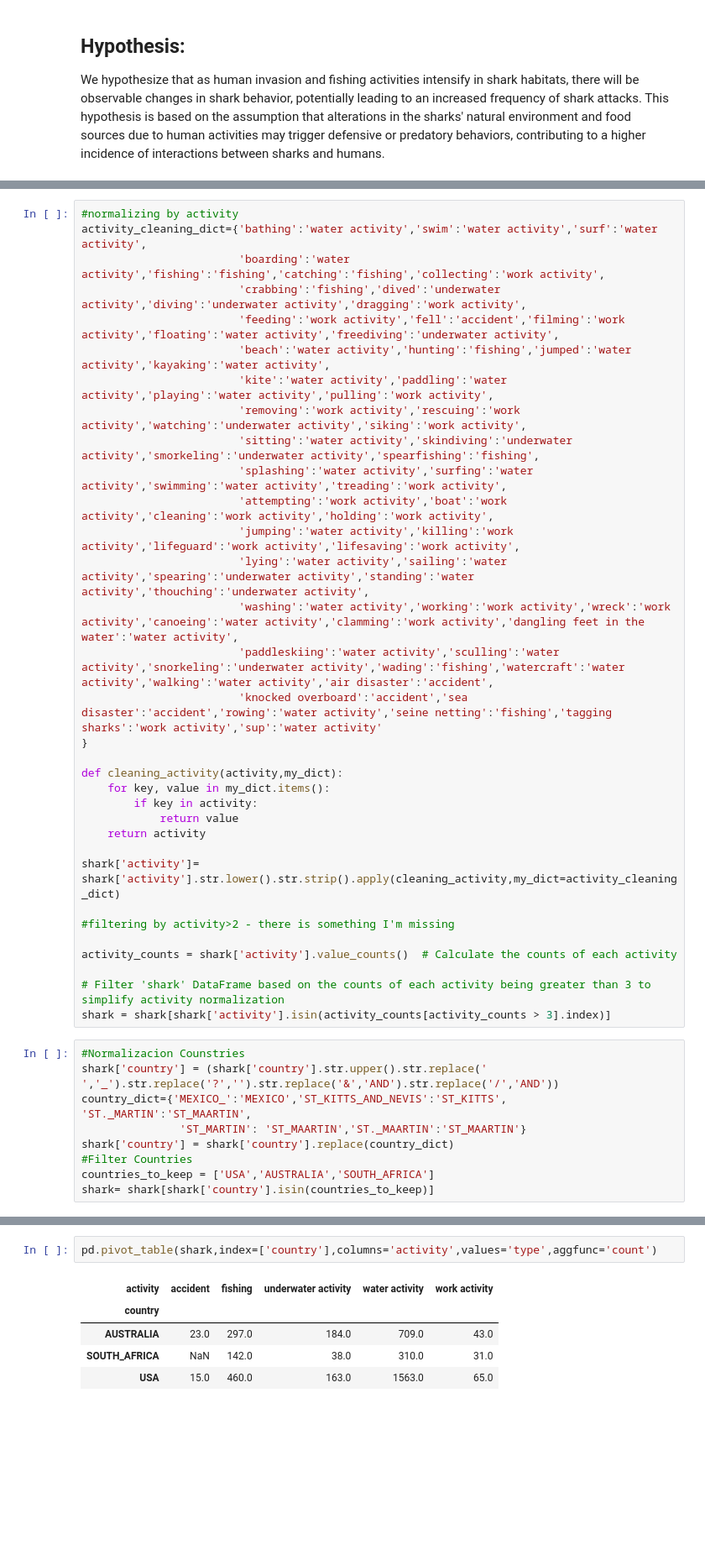
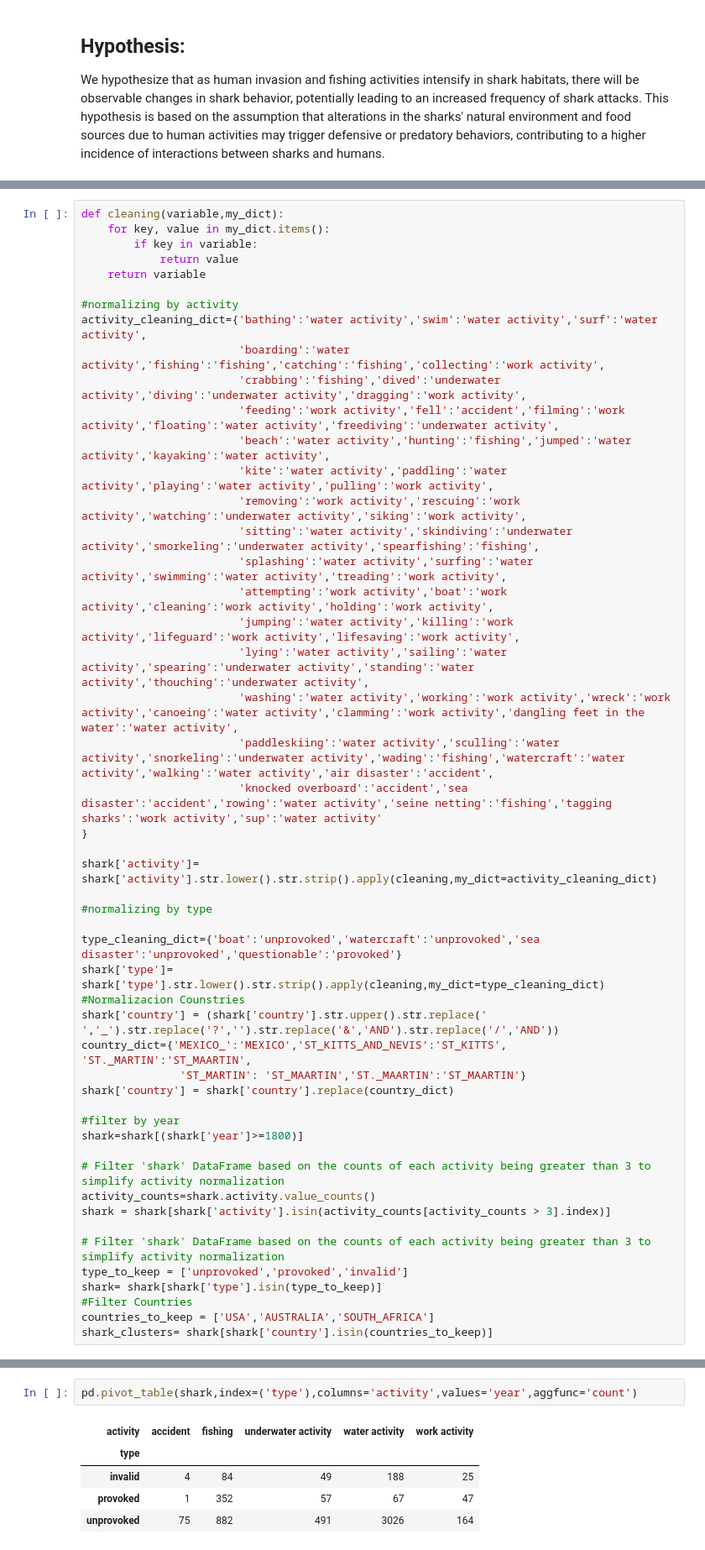
Before and after one commit to Federicosz/Shark_attack, a Jupyter notebook: Shark_attack_FSZ.ipynb, the cells around one changed output, grey strips where cells are left out. Shown at 84% size. Cells and saved outputs as stored; diff of their text form; blank space fills up the shorter version.

Commit message:
Update Shark_attack_FSZ.ipynb
almost with everything, already include last code of Natalie

```diff
--- a/Shark_attack_FSZ.ipynb
+++ b/Shark_attack_FSZ.ipynb
@@ -19,4 +16,10 @@ shark=shark[(shark['year']!=0) | (shark['year']>=1800)]
 # %%
+def cleaning(variable,my_dict):
+    for key, value in my_dict.items():
+        if key in variable:
+            return value
+    return variable
+
 #normalizing by activity
 activity_cleaning_dict={'bathing':'water activity','swim':'water activity','surf':'water activity',
                         'boarding':'water activity','fishing':'fishing','catching':'fishing','collecting':'work activity',
@@ -35,26 +38,28 @@ activity_cleaning_dict={'bathing':'water activity','swim':'water activity','surf
                         'knocked overboard':'accident','sea disaster':'accident','rowing':'water activity','seine netting':'fishing','tagging sharks':'work activity','sup':'water activity'
 }
 
-def cleaning_activity(activity,my_dict):
-    for key, value in my_dict.items():
-        if key in activity:
-            return value
-    return activity
+shark['activity']= shark['activity'].str.lower().str.strip().apply(cleaning,my_dict=activity_cleaning_dict)
 
-shark['activity']= shark['activity'].str.lower().str.strip().apply(cleaning_activity,my_dict=activity_cleaning_dict)
+#normalizing by type
 
-#filtering by activity>2 - there is something I'm missing
+type_cleaning_dict={'boat':'unprovoked','watercraft':'unprovoked','sea disaster':'unprovoked','questionable':'provoked'}
+shark['type']= shark['type'].str.lower().str.strip().apply(cleaning,my_dict=type_cleaning_dict)
+#Normalizacion Counstries
+shark['country'] = (shark['country'].str.upper().str.replace(' ','_').str.replace('?','').str.replace('&','AND').str.replace('/','AND'))
+country_dict={'MEXICO_':'MEXICO','ST_KITTS_AND_NEVIS':'ST_KITTS', 'ST._MARTIN':'ST_MAARTIN',
+               'ST_MARTIN': 'ST_MAARTIN','ST._MAARTIN':'ST_MAARTIN'}
+shark['country'] = shark['country'].replace(country_dict)
 
-activity_counts = shark['activity'].value_counts()  # Calculate the counts of each activity
+#filter by year
+shark=shark[(shark['year']>=1800)]
 
 # Filter 'shark' DataFrame based on the counts of each activity being greater than 3 to simplify activity normalization
+activity_counts=shark.activity.value_counts()
 shark = shark[shark['activity'].isin(activity_counts[activity_counts > 3].index)]
+
+# Filter 'shark' DataFrame based on the counts of each activity being greater than 3 to simplify activity normalization
+type_to_keep = ['unprovoked','provoked','invalid']
+shark= shark[shark['type'].isin(type_to_keep)]
+#Filter Countries
+countries_to_keep = ['USA','AUSTRALIA','SOUTH_AFRICA']
+shark_clusters= shark[shark['country'].isin(countries_to_keep)]
-# %%
-#Normalizacion Counstries
-shark['country'] = (shark['country'].str.upper().str.replace(' ','_').str.replace('?','').str.replace('&','AND').str.replace('/','AND'))
-country_dict={'MEXICO_':'MEXICO','ST_KITTS_AND_NEVIS':'ST_KITTS', 'ST._MARTIN':'ST_MAARTIN',
-               'ST_MARTIN': 'ST_MAARTIN','ST._MAARTIN':'ST_MAARTIN'}
-shark['country'] = shark['country'].replace(country_dict)
-#Filter Countries
-countries_to_keep = ['USA','AUSTRALIA','SOUTH_AFRICA']
-shark= shark[shark['country'].isin(countries_to_keep)]
@@ -61,8 +68,8 @@ shark= shark[shark['country'].isin(countries_to_keep)]
 # %%
-pd.pivot_table(shark,index=['country'],columns='activity',values='type',aggfunc='count')
+pd.pivot_table(shark,index=('type'),columns='activity',values='year',aggfunc='count')
 # %% [output]
 | activity | accident | fishing | underwater activity | water activity | work activity |
-| country |  |  |  |  |  |
-| AUSTRALIA | 23.0 | 297.0 | 184.0 | 709.0 | 43.0 |
-| SOUTH_AFRICA | NaN | 142.0 | 38.0 | 310.0 | 31.0 |
-| USA | 15.0 | 460.0 | 163.0 | 1563.0 | 65.0 |
+| type |  |  |  |  |  |
+| invalid | 4 | 84 | 49 | 188 | 25 |
+| provoked | 1 | 352 | 57 | 67 | 47 |
+| unprovoked | 75 | 882 | 491 | 3026 | 164 |
```
Also changed, not shown: parts of 18 cells of this notebook.
